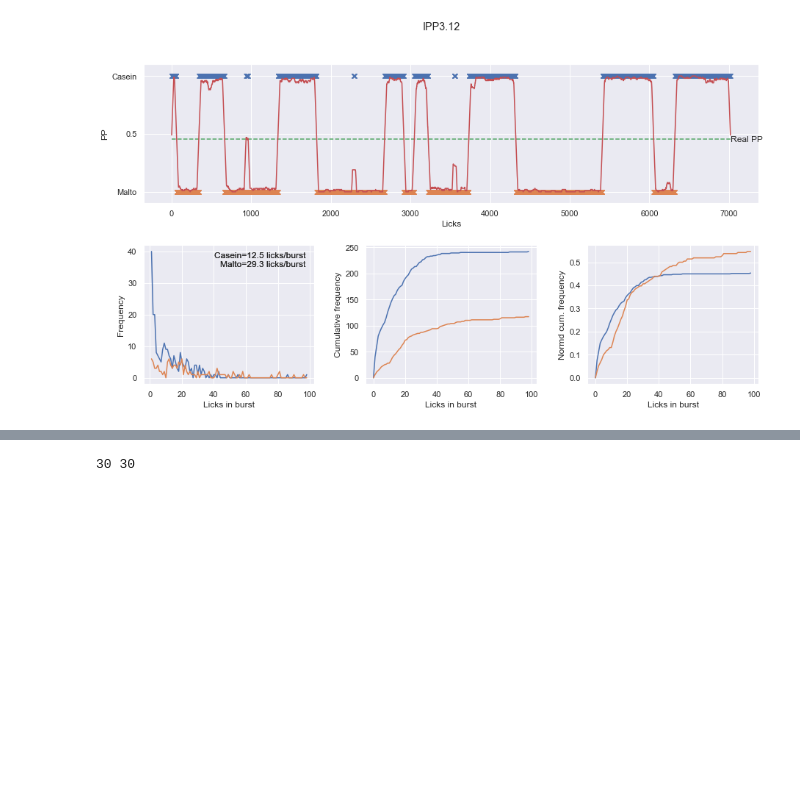
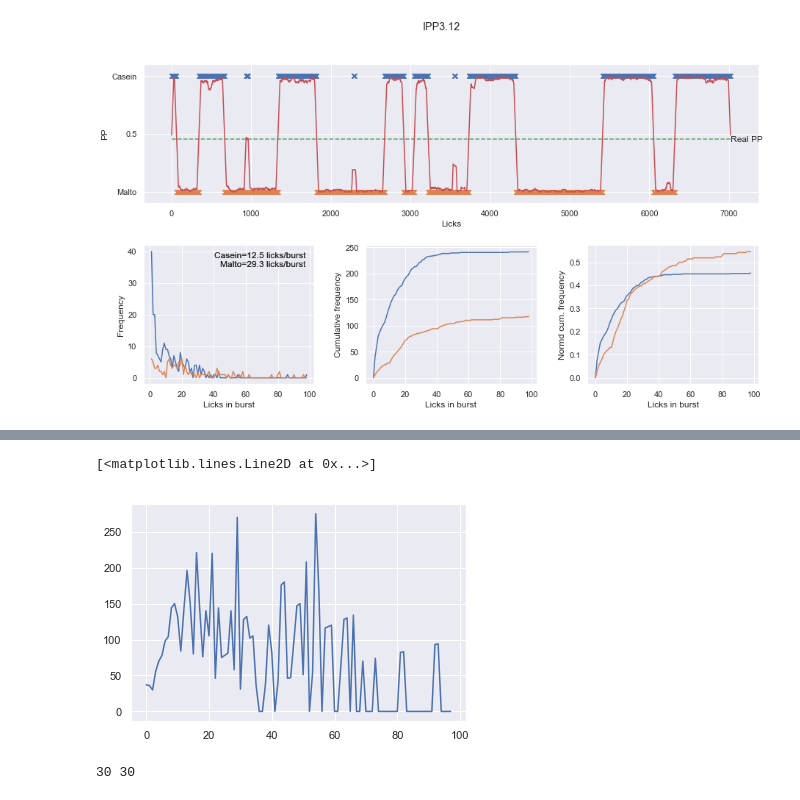
Before and after one commit to mccutcheonlab/lickmodel, a Jupyter notebook: notebooks/lickmodel.ipynb, the cells around one changed output, grey strips where cells are left out. Cells and saved outputs as stored; diff of their text form; code cells hidden in the pictures; blank space fills up the shorter version.

```diff
--- a/notebooks/lickmodel.ipynb
+++ b/notebooks/lickmodel.ipynb
@@ -392,3 +384,12 @@ f.savefig(savefolder+'allNR_hist.png')
+# %%
+histbins = lickdata['hists'][1][1]
+
+NRhists_cas_avg_product = [x*n for x,n in zip(NRhists_cas_avg[1:], histbins[1:])]
+
+plt.plot(NRhists_cas_avg_product)
+# %% [output]
+[<matplotlib.lines.Line2D at 0x...>]
+[figure, added]
 # %%
 aaa = [10,5,2,1]
 bbb = [1,1,1,6]
```
Also changed, not shown: parts of 16 cells of this notebook.
